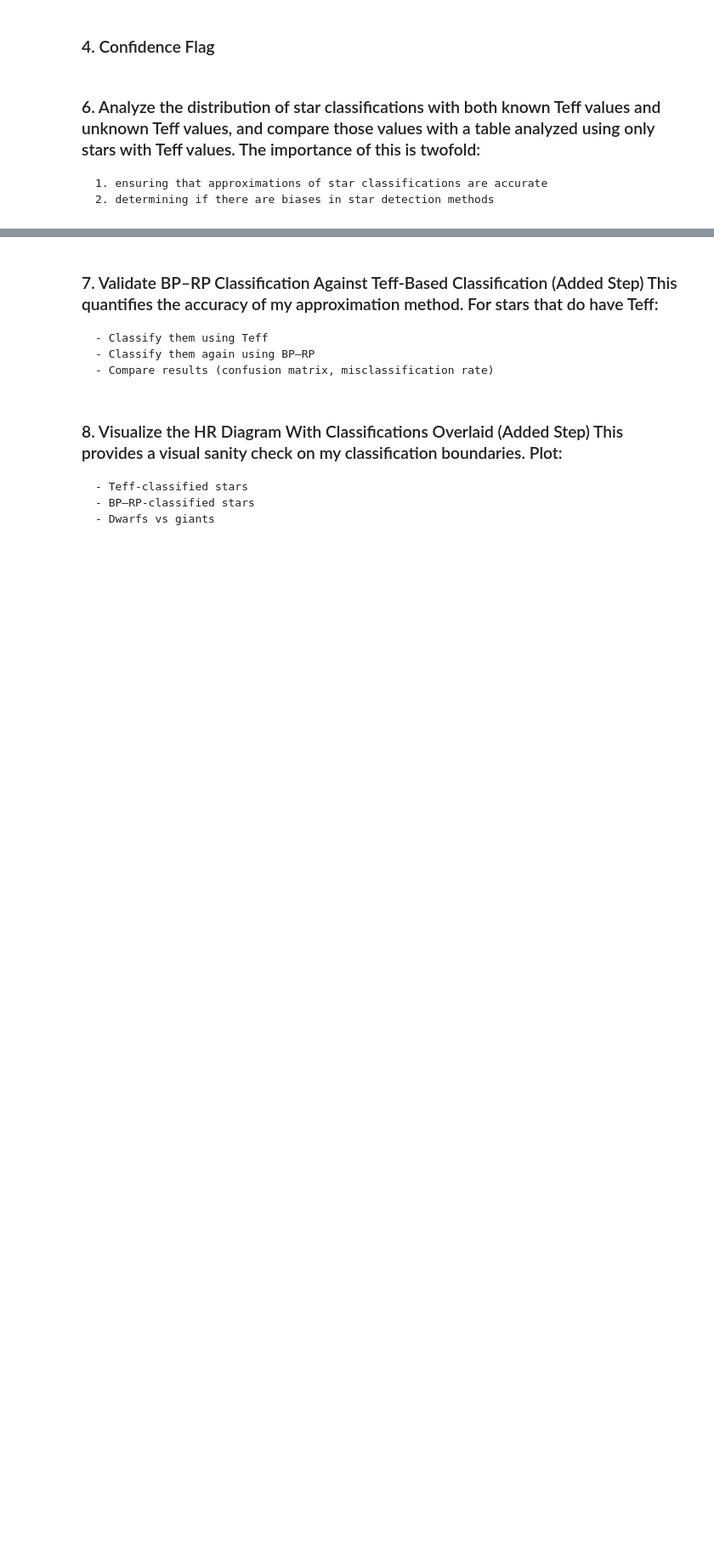
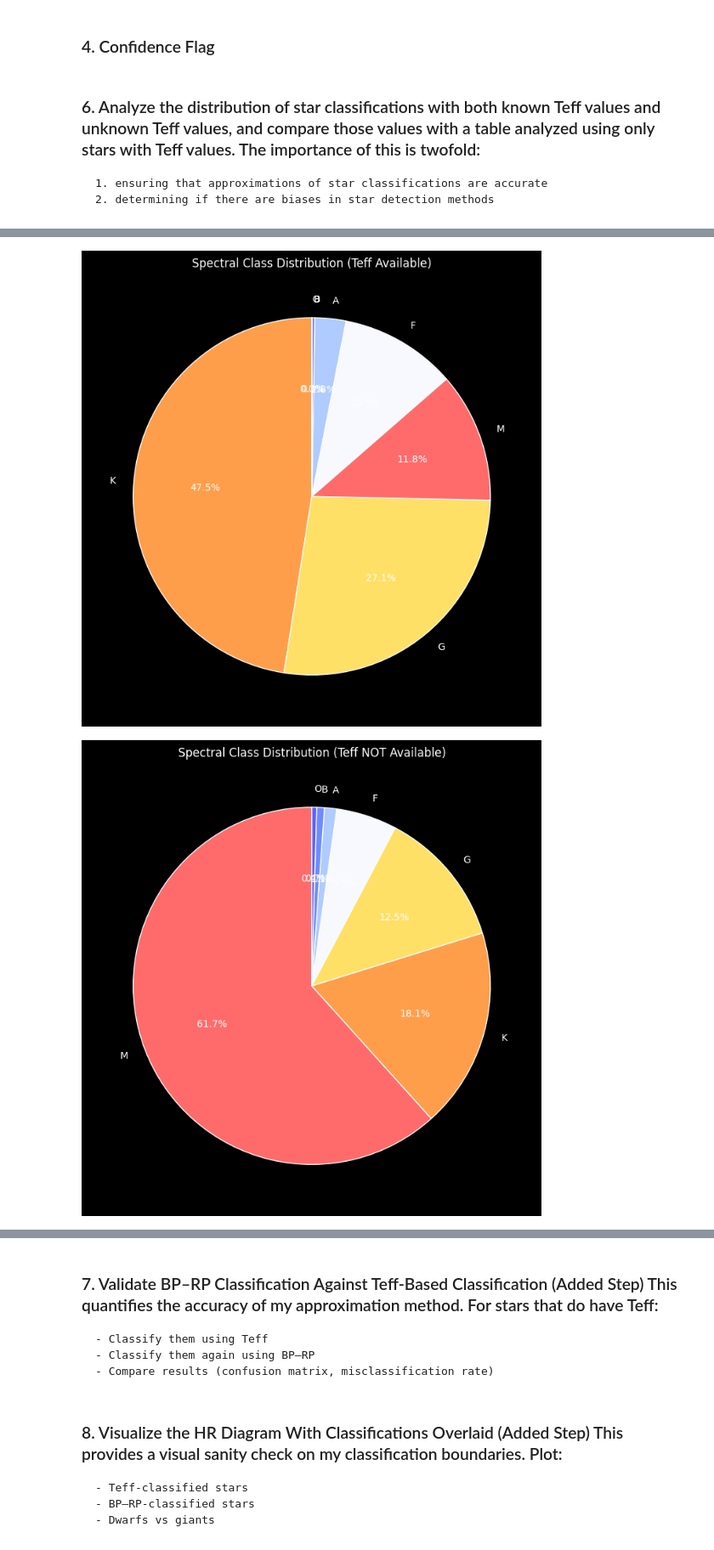
Before and after one commit to NorthrupRobert/Exoplanet_Analysis, a Jupyter notebook: notebooks/02_clean_and _explore_gaiadr3.ipynb, the cells around one changed output, grey strips where cells are left out. Shown at 85% size. Cells and saved outputs as stored; diff of their text form; code cells hidden in the pictures; blank space fills up the shorter version.

```diff
--- a/notebooks/02_clean_and _explore_gaiadr3.ipynb
+++ b/notebooks/02_clean_and _explore_gaiadr3.ipynb
@@ -211,0 +271,58 @@ gaia_df['confidence_flag'] = gaia_df.apply(h.calc_class_confidence_flag, axis=1)
+# %%
+# Distributions as compared by percentage of makeup
+# --- Filter data ---
+df_teff = gaia_df[gaia_df['st_teff'].notnull()]      # stars WITH Teff
+df_no_teff = gaia_df[gaia_df['st_teff'].isnull()]    # stars WITHOUT Teff
+
+# --- Count classes ---
+counts_teff = df_teff['st_class'].value_counts()
+counts_no_teff = df_no_teff['st_class'].value_counts()
+counts_agg = gaia_df['st_class'].value_counts()
+
+# --- Pie chart: Teff available ---
+plt.figure(figsize=(7,7))
+plt.pie(
+    counts_teff.values,
+    labels=counts_teff.index,
+    colors=[mk_colors_distinct.get(c, "#cccccc") for c in counts_teff.index],
+    autopct='%1.1f%%',
+    startangle=90
+)
+plt.title("Spectral Class Distribution (Teff Available)")
+plt.tight_layout()
+plt.show()
+
+# --- Pie chart: Teff NOT available ---
+plt.figure(figsize=(7,7))
+plt.pie(
+    counts_no_teff.values,
+    labels=counts_no_teff.index,
+    colors=[mk_colors_distinct.get(c, "#cccccc") for c in counts_no_teff.index],
+    autopct='%1.1f%%',
+    startangle=90
+)
+plt.title("Spectral Class Distribution (Teff NOT Available)")
+plt.tight_layout()
+plt.show()
+
+
+# --- Pie chart: Aggregate of all classified stars ---
+plt.figure(figsize=(7, 7))
+plt.pie(
+    counts_agg.values,
+    labels=counts_agg.index,
+    colors=[mk_colors_distinct.get(c, "#cccccc") for c in counts_no_teff.index],
+    autopct='%1.1f%%',
+    startangle=90
+)
+plt.title("Spectral Class Distribution (Aggregate)")
+plt.tight_layout()
+plt.show()
+
+
+# My aggregate estimations of distribution (thus far)
+for st_class, count in counts_agg.items():
+    print(f'{st_class}: {count / len(gaia_df) * 100}%')
+# %% [output]
+[figure, added]
+[figure, added]
```
Also changed, not shown: parts of 9 cells of this notebook.
